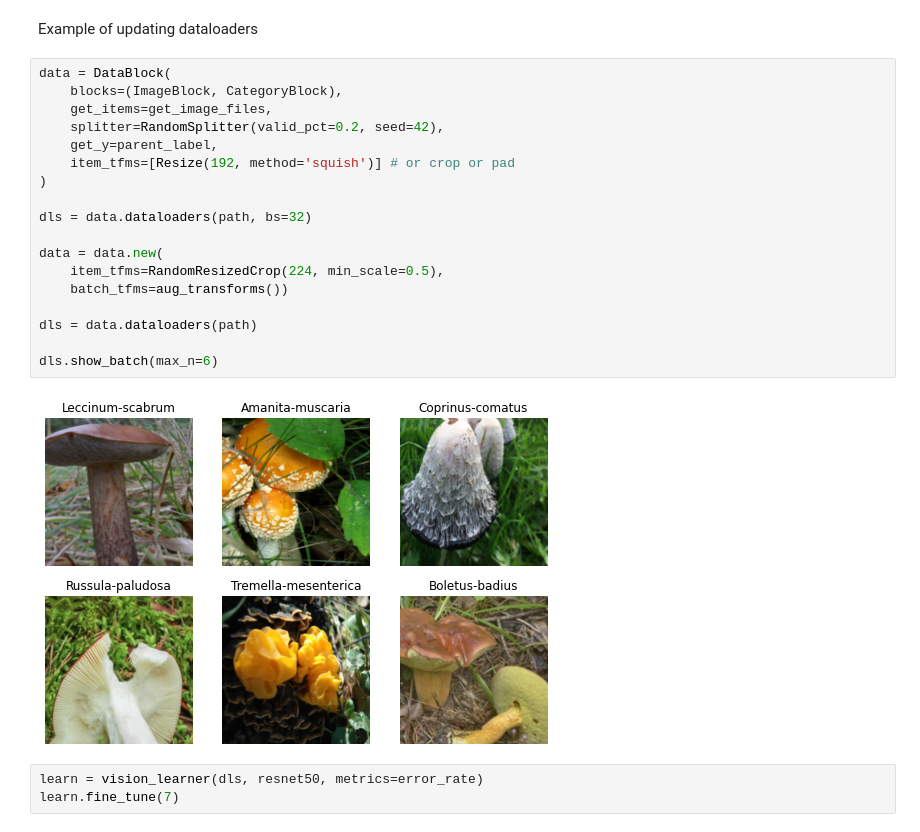
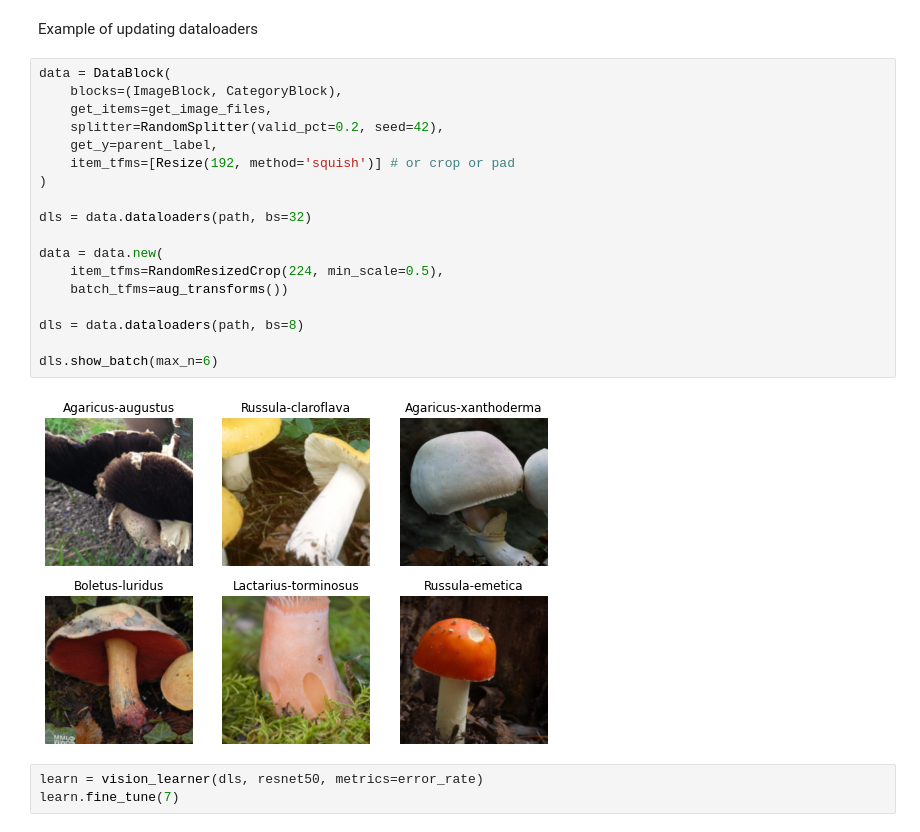
Before and after one commit to PeerChristensen/FlowerImageClassifier, a Jupyter notebook: fastai_mushroom_classifier_experiments.ipynb, the cells around one changed output. Cells and saved outputs as stored; diff of their text form.

```diff
--- a/fastai_mushroom_classifier_experiments.ipynb
+++ b/fastai_mushroom_classifier_experiments.ipynb
@@ -152,23 +160,23 @@ Example of updating dataloaders
 # %%
 data = DataBlock(
     blocks=(ImageBlock, CategoryBlock),
     get_items=get_image_files,
     splitter=RandomSplitter(valid_pct=0.2, seed=42),
     get_y=parent_label,
     item_tfms=[Resize(192, method='squish')] # or crop or pad
 )
 
 dls = data.dataloaders(path, bs=32)
 
 data = data.new(
     item_tfms=RandomResizedCrop(224, min_scale=0.5),
     batch_tfms=aug_transforms())
 
-dls = data.dataloaders(path)
+dls = data.dataloaders(path, bs=8)
 
 dls.show_batch(max_n=6)
 # %% [output]
-[figure, old version]
+[figure, new version]
 # %%
 learn = vision_learner(dls, resnet50, metrics=error_rate)
 learn.fine_tune(7)
```
Also changed, not shown: parts of 17 cells of this notebook.
